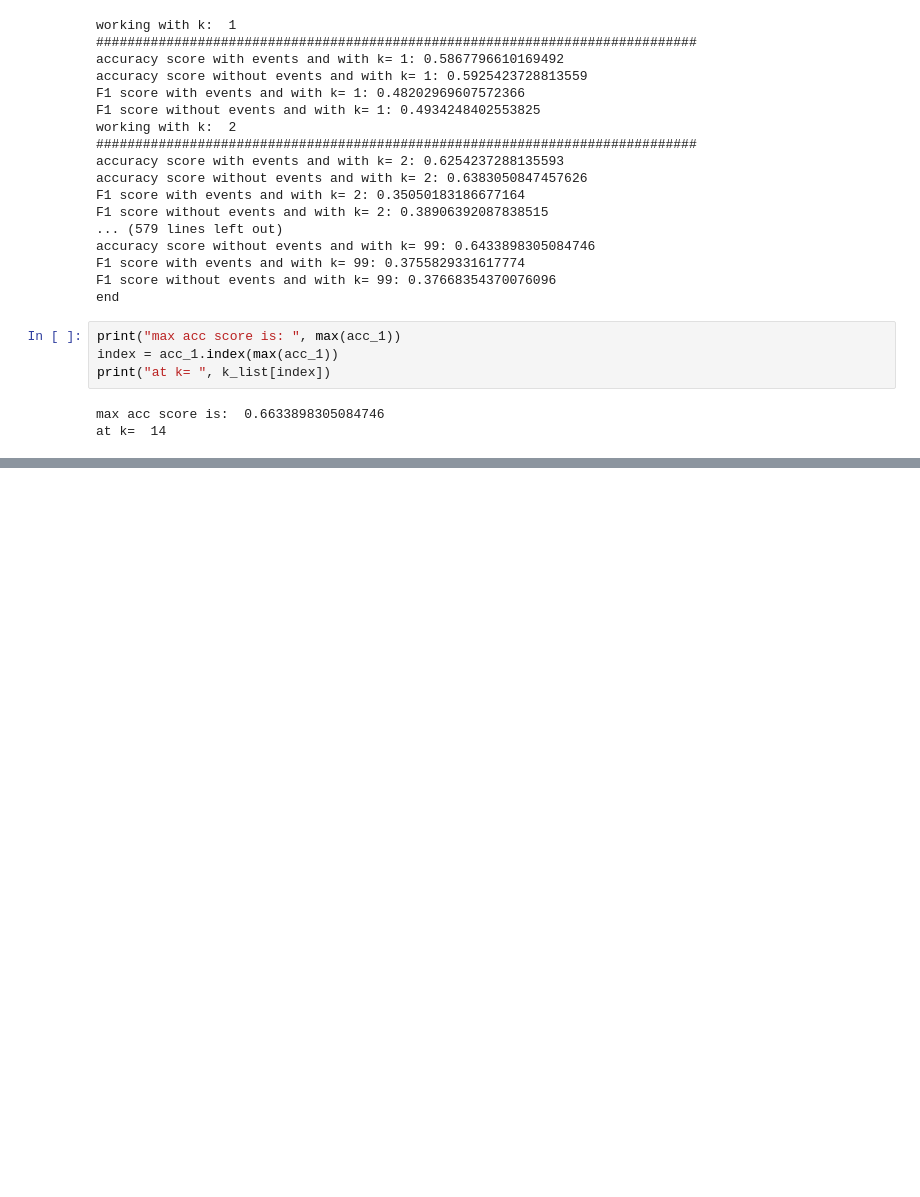
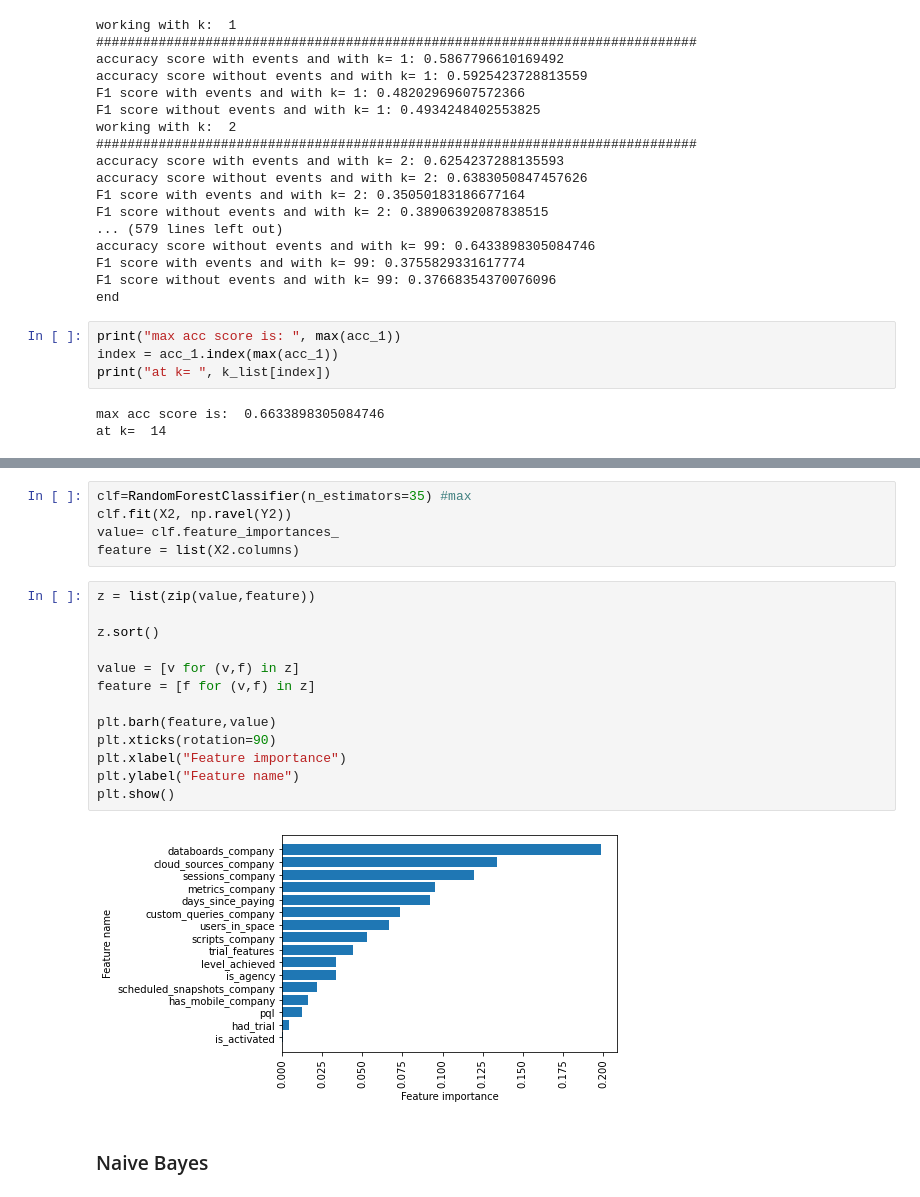
Before and after one commit to ZaloznikV/Project-3-ZaloznikV, a Jupyter notebook: predictive_modeling.ipynb, the cells around one changed output, grey strips where cells are left out. Drawn from its saved outputs; the diff is of its cells as text; blank space fills up the shorter version.

```diff
--- a/predictive_modeling.ipynb
+++ b/predictive_modeling.ipynb
@@ -457,0 +564,22 @@ at k=  14
+# %%
+clf=RandomForestClassifier(n_estimators=35) #max
+clf.fit(X2, np.ravel(Y2))
+value= clf.feature_importances_
+feature = list(X2.columns)
+# %%
+z = list(zip(value,feature))
+
+z.sort()
+
+value = [v for (v,f) in z]
+feature = [f for (v,f) in z]
+
+plt.barh(feature,value)
+plt.xticks(rotation=90)
+plt.xlabel("Feature importance")
+plt.ylabel("Feature name")
+plt.show()
+# %% [output]
+[figure, added]
+# %% [markdown]
+### Naive Bayes
```
Also changed, not shown: parts of 17 cells of this notebook.
